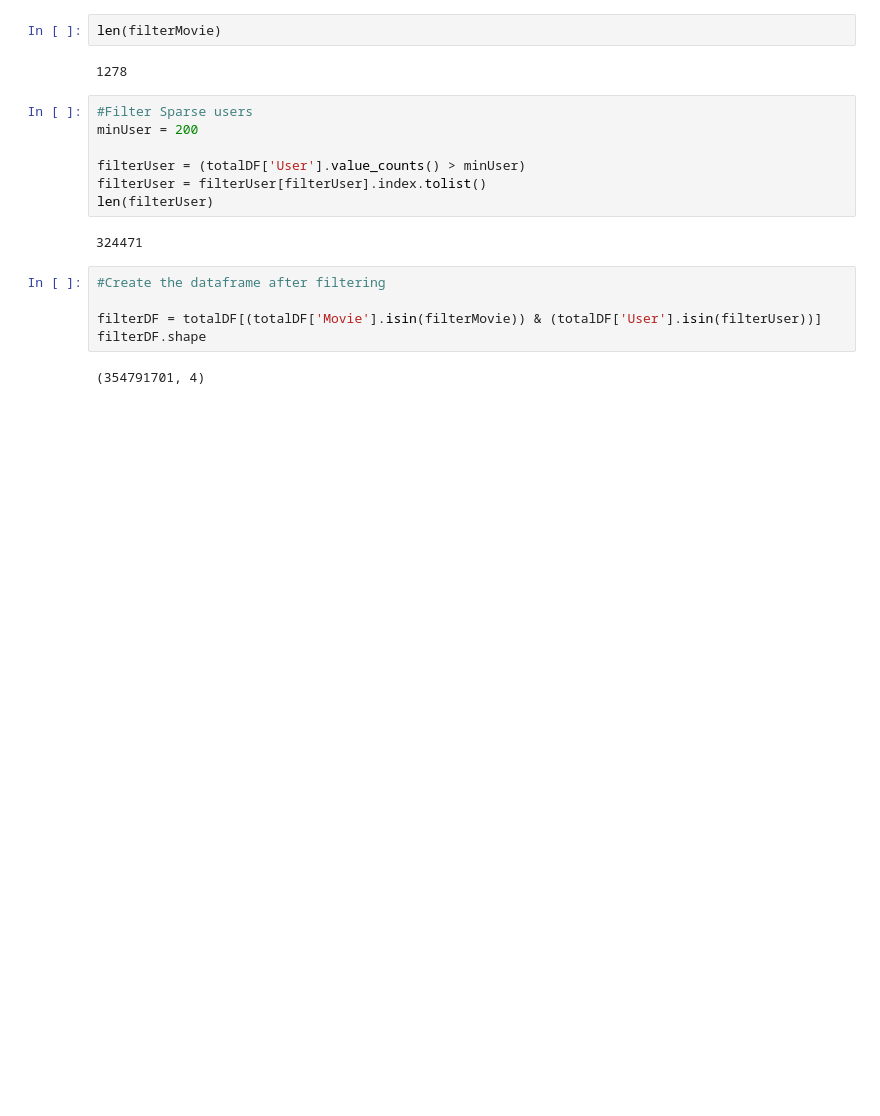
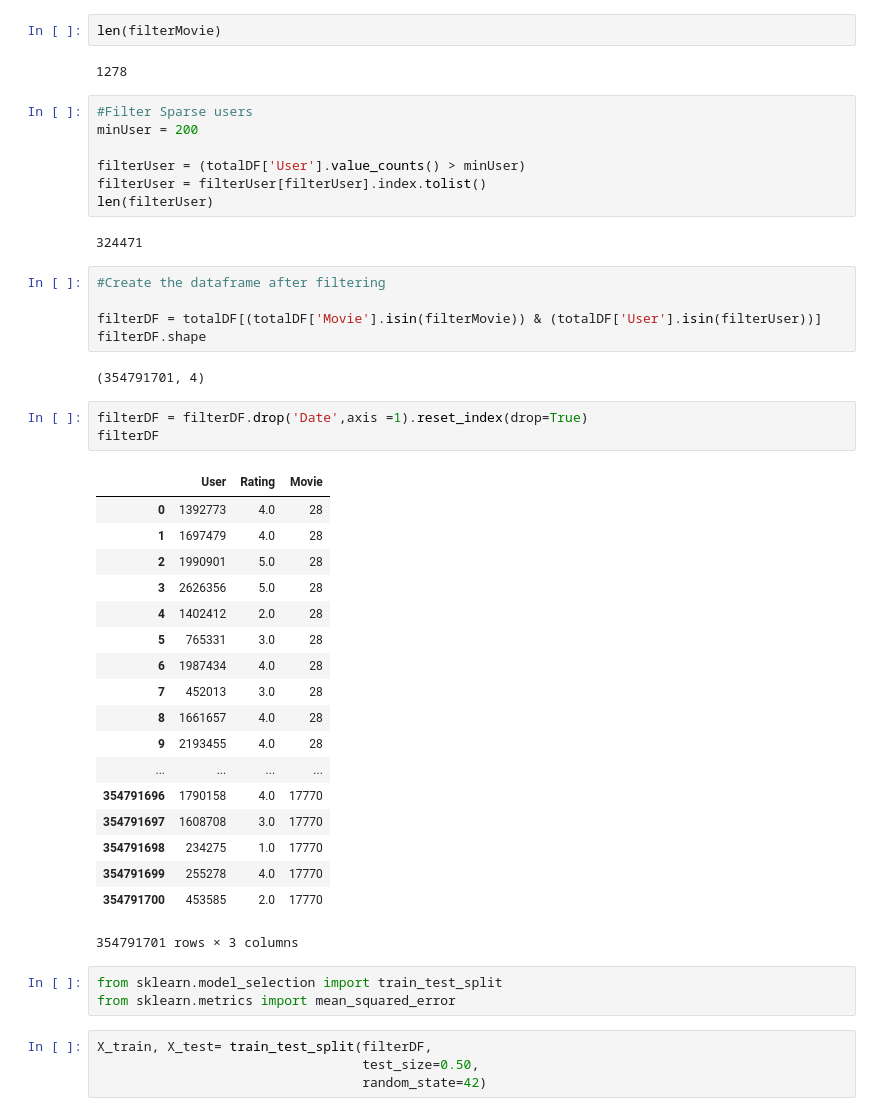
Before and after one commit to Amruta-Nadgouda/Netflix_Recommendation_System, a Jupyter notebook: NRS_MeanRating.ipynb, the cells around one changed output. Saved outputs shown, nothing was run; the diff lists cells and outputs as text; blank space fills up the shorter version.

```diff
--- a/NRS_MeanRating.ipynb
+++ b/NRS_MeanRating.ipynb
@@ -354,3 +348,32 @@ filterDF = totalDF[(totalDF['Movie'].isin(filterMovie)) & (totalDF['User'].isin(
 filterDF.shape
 # %% [output]
 (354791701, 4)
+# %%
+filterDF = filterDF.drop('Date',axis =1).reset_index(drop=True)
+filterDF
+# %% [output]
+|  | User | Rating | Movie |
+| 0 | 1392773 | 4.0 | 28 |
+| 1 | 1697479 | 4.0 | 28 |
+| 2 | 1990901 | 5.0 | 28 |
+| 3 | 2626356 | 5.0 | 28 |
+| 4 | 1402412 | 2.0 | 28 |
+| 5 | 765331 | 3.0 | 28 |
+| 6 | 1987434 | 4.0 | 28 |
+| 7 | 452013 | 3.0 | 28 |
+| 8 | 1661657 | 4.0 | 28 |
+| 9 | 2193455 | 4.0 | 28 |
+| ... | ... | ... | ... |
+| 354791696 | 1790158 | 4.0 | 17770 |
+| 354791697 | 1608708 | 3.0 | 17770 |
+| 354791698 | 234275 | 1.0 | 17770 |
+| 354791699 | 255278 | 4.0 | 17770 |
+| 354791700 | 453585 | 2.0 | 17770 |
+354791701 rows × 3 columns
+# %%
+from sklearn.model_selection import train_test_split
+from sklearn.metrics import mean_squared_error
+# %%
+X_train, X_test= train_test_split(filterDF,
+                                  test_size=0.50,
+                                  random_state=42)
```
Also changed, not shown: parts of 16 cells of this notebook.
